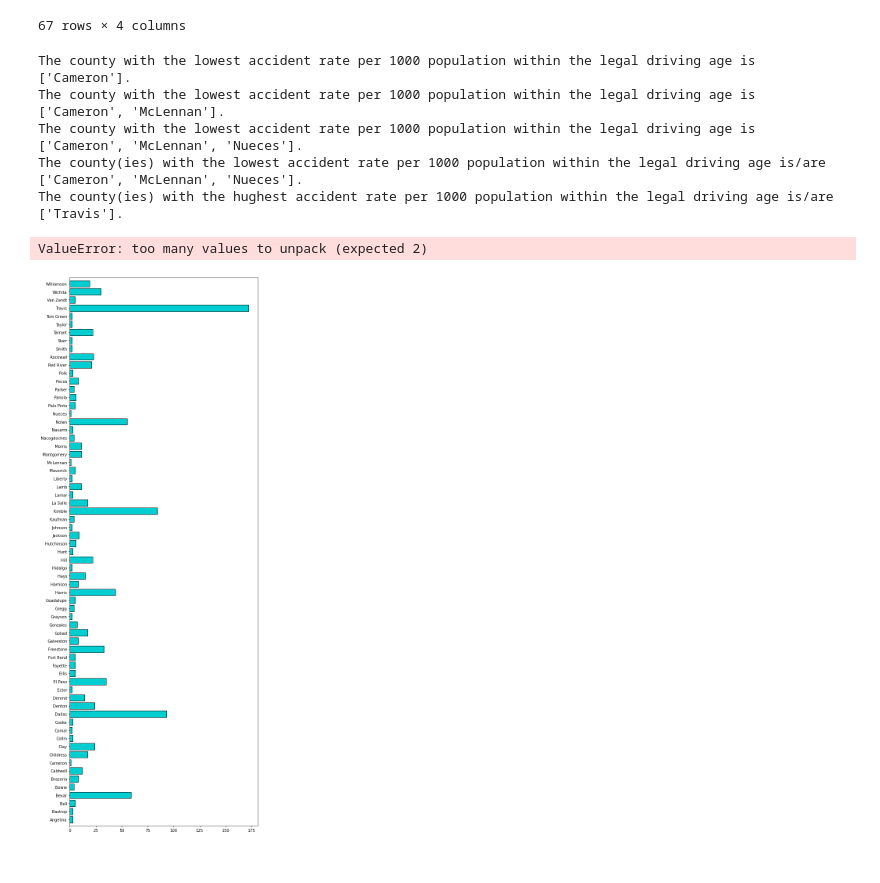
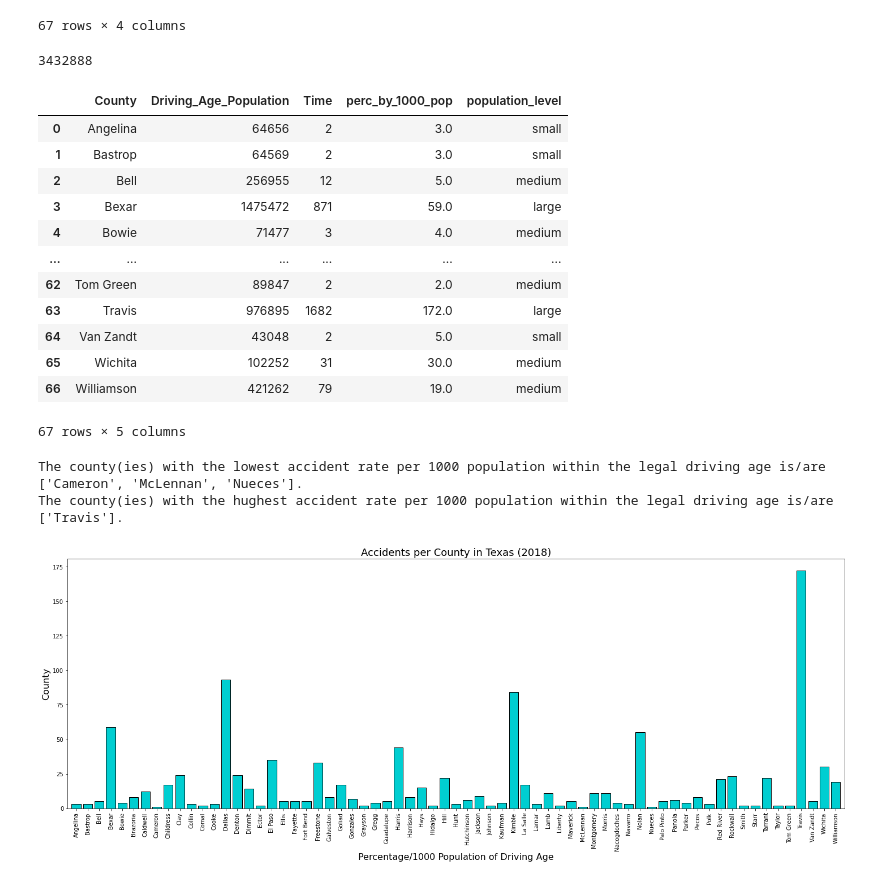
Before and after one commit to Corters22/Traffic_Data_in_San_Antonio, a Jupyter notebook: Question_1/Traffic_in_Texas_cities.ipynb, the cells around one changed output. Saved outputs shown, nothing was run; the diff lists cells and outputs as text; code cells hidden in the pictures.

```diff
--- a/Question_1/Traffic_in_Texas_cities.ipynb
+++ b/Question_1/Traffic_in_Texas_cities.ipynb
@@ -94,6 +94,29 @@ county_pop_accident_df
 | 65 | Wichita | 102252 | 31 | 30.0 |
 | 66 | Williamson | 421262 | 79 | 19.0 |
 67 rows × 4 columns
+# %%
+county_pop_accident_df["Driving_Age_Population"].max()
+# %% [output]
+3432888
+# %%
+bins = [0, 70000, 500000, 3500000]
+group_names = ['small', 'medium', 'large']
+county_pop_accident_df["population_level"] = pd.cut(county_pop_accident_df["Driving_Age_Population"], bins, labels=group_names, include_lowest=True)
+county_pop_accident_df
+# %% [output]
+|  | County | Driving_Age_Population | Time | perc_by_1000_pop | population_level |
+| 0 | Angelina | 64656 | 2 | 3.0 | small |
+| 1 | Bastrop | 64569 | 2 | 3.0 | small |
+| 2 | Bell | 256955 | 12 | 5.0 | medium |
+| 3 | Bexar | 1475472 | 871 | 59.0 | large |
+| 4 | Bowie | 71477 | 3 | 4.0 | medium |
+| ... | ... | ... | ... | ... | ... |
+| 62 | Tom Green | 89847 | 2 | 2.0 | medium |
+| 63 | Travis | 976895 | 1682 | 172.0 | large |
+| 64 | Van Zandt | 43048 | 2 | 5.0 | small |
+| 65 | Wichita | 102252 | 31 | 30.0 | medium |
+| 66 | Williamson | 421262 | 79 | 19.0 | medium |
+67 rows × 5 columns
 # %%
 min_county = []
 max_county = []
@@ -106,20 +129,18 @@ for index, row in county_pop_accident_df.iterrows():
 print(f'The county(ies) with the lowest accident rate per 1000 population within the legal driving age is/are {min_county}.')
 print(f'The county(ies) with the hughest accident rate per 1000 population within the legal driving age is/are {max_county}.')
 # %% [output]
-The county with the lowest accident rate per 1000 population within the legal driving age is ['Cameron'].
-The county with the lowest accident rate per 1000 population within the legal driving age is ['Cameron', 'McLennan'].
-The county with the lowest accident rate per 1000 population within the legal driving age is ['Cameron', 'McLennan', 'Nueces'].
 The county(ies) with the lowest accident rate per 1000 population within the legal driving age is/are ['Cameron', 'McLennan', 'Nueces'].
 The county(ies) with the hughest accident rate per 1000 population within the legal driving age is/are ['Travis'].
 # %%
 x_axis = county_pop_accident_df["County"]
-plt.figure(figsize=(8,20), tight_layout=True, edgecolor='grey')
-plt.ylim(-0.75, len(x_axis)-0.25)
-plt.xticks(rotation="horizontal")
-plt.barh(x_axis, county_pop_accident_df['perc_by_1000_pop'], color="darkturquoise", edgecolor="black")
-plt.annotate(s='text', xy=county_pop_accident_df['perc_by_1000_pop'])
+plt.figure(figsize=(20,8), tight_layout=True, edgecolor='grey')
+plt.xlim(-0.75, len(x_axis)-0.25)
+plt.xticks(rotation="vertical")
+plt.bar(x_axis, county_pop_accident_df['perc_by_1000_pop'], color="darkturquoise", edgecolor="black")
+plt.title("Accidents per County in Texas (2018)", fontsize=18)
+plt.ylabel("County", fontsize=16)
+plt.xlabel("Percentage/1000 Population of Driving Age", fontsize=16)
 plt.savefig("Images/accident_per_county_bar.png")
 plt.show()
 # %% [output]
-ValueError: too many values to unpack (expected 2)
-[figure, old version]
+[figure, new version]
```
Also changed, not shown: parts of 6 cells of this notebook, 4 other files.
